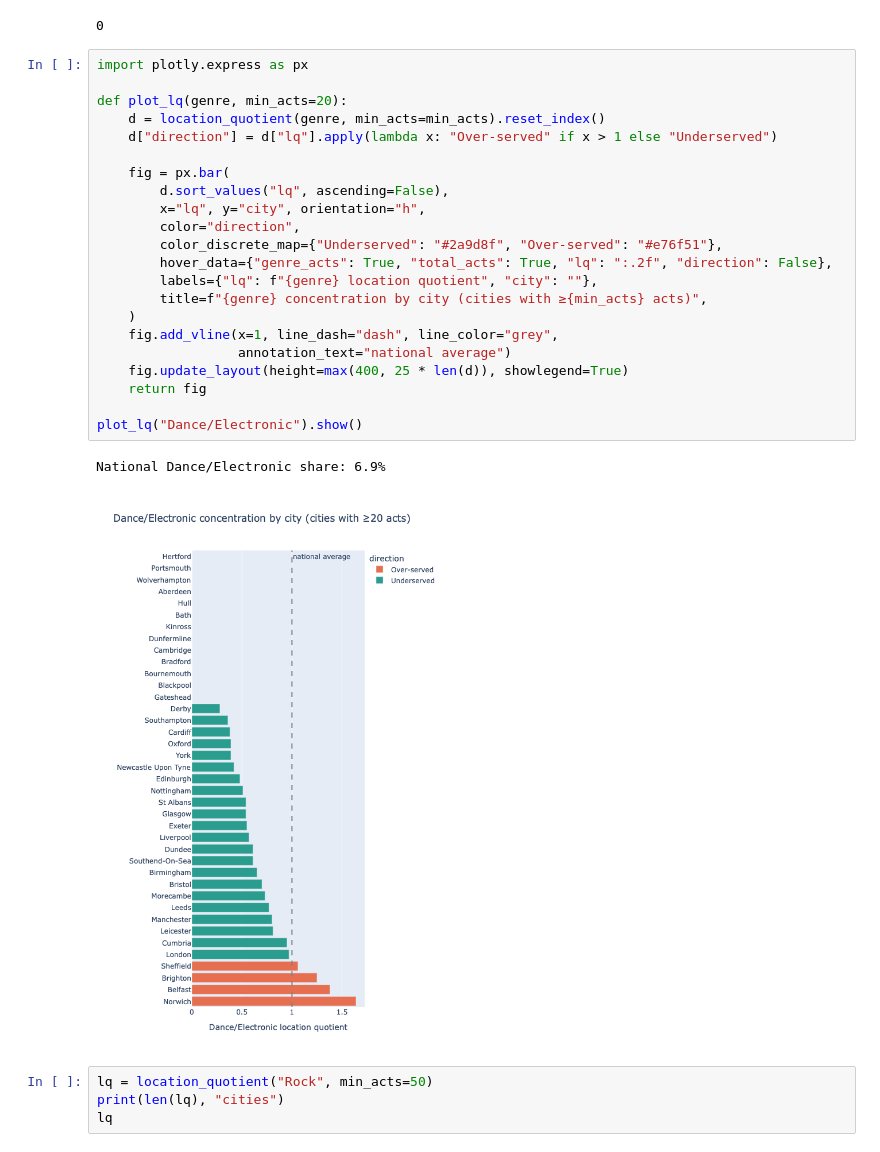
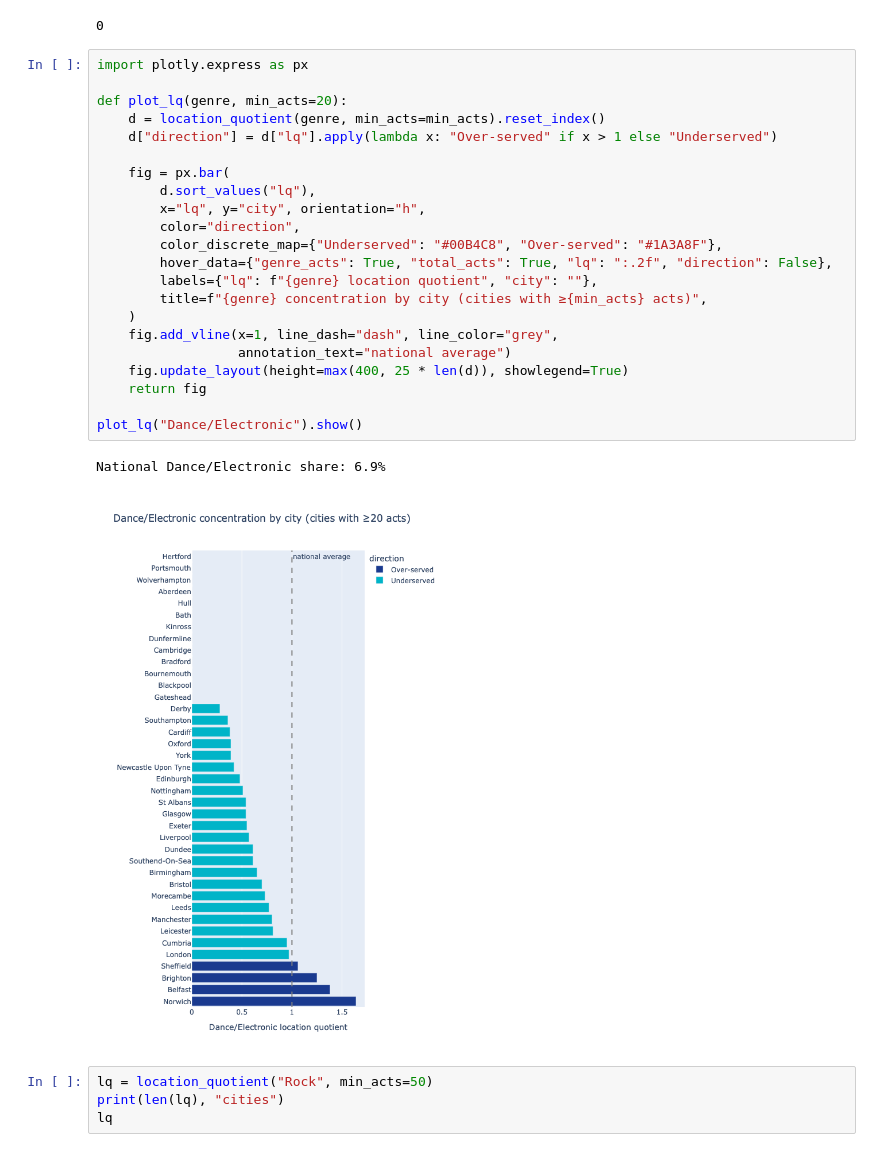
Before and after one commit to jb661/eventintelligence, a Jupyter notebook: ticketmaster_genre_analysis.ipynb, the cells around one changed output. Cells and saved outputs as stored; diff of their text form.

Commit message:
Updating notebook for new graph

```diff
--- a/ticketmaster_genre_analysis.ipynb
+++ b/ticketmaster_genre_analysis.ipynb
@@ -624,28 +624,28 @@ sum("priceRanges" in e for e in r.json()["_embedded"]["events"])
 # %%
 import plotly.express as px
 
 def plot_lq(genre, min_acts=20):
     d = location_quotient(genre, min_acts=min_acts).reset_index()
     d["direction"] = d["lq"].apply(lambda x: "Over-served" if x > 1 else "Underserved")
 
     fig = px.bar(
-        d.sort_values("lq", ascending=False),
+        d.sort_values("lq"),
         x="lq", y="city", orientation="h",
         color="direction",
-        color_discrete_map={"Underserved": "#2a9d8f", "Over-served": "#e76f51"},
+        color_discrete_map={"Underserved": "#00B4C8", "Over-served": "#1A3A8F"},
         hover_data={"genre_acts": True, "total_acts": True, "lq": ":.2f", "direction": False},
         labels={"lq": f"{genre} location quotient", "city": ""},
         title=f"{genre} concentration by city (cities with ≥{min_acts} acts)",
     )
     fig.add_vline(x=1, line_dash="dash", line_color="grey",
                   annotation_text="national average")
     fig.update_layout(height=max(400, 25 * len(d)), showlegend=True)
     return fig
 
 plot_lq("Dance/Electronic").show()
 # %% [output]
 National Dance/Electronic share: 6.9%
-[figure, old version]
+[figure, new version]
 # %%
 lq = location_quotient("Rock", min_acts=50)
 print(len(lq), "cities")
```
Also changed, not shown: parts of 1 cell of this notebook, 1 other file.
